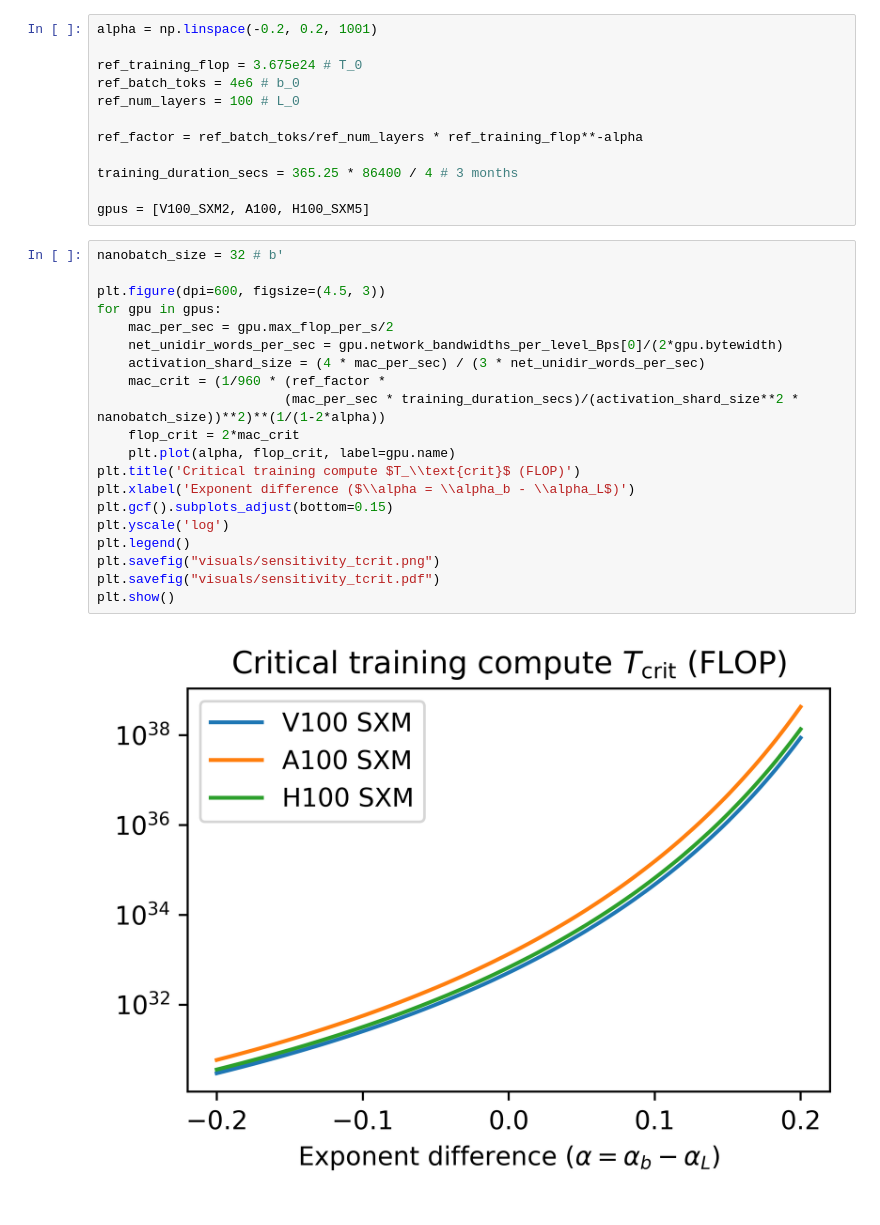
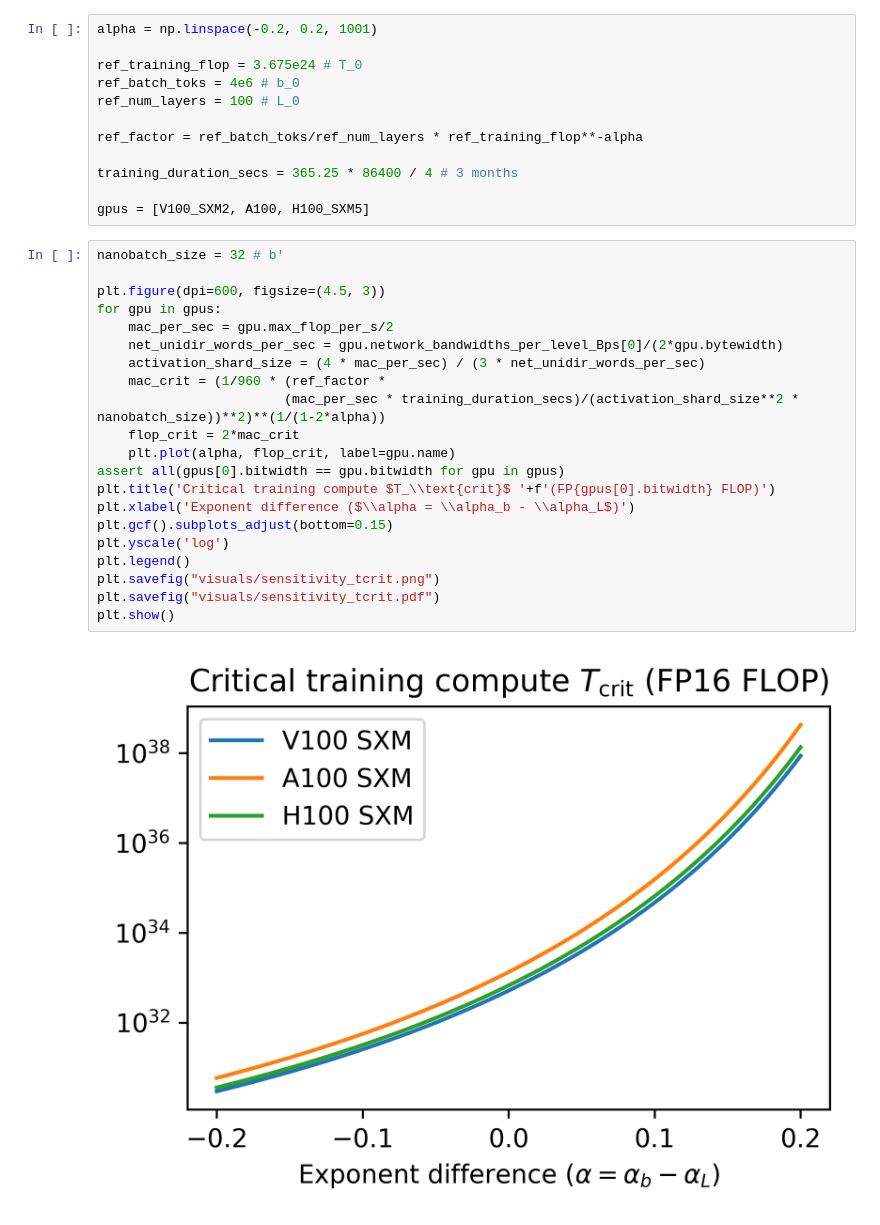
Before and after one commit to ege-erdil/limits_to_distributed_training, a Jupyter notebook: layer_and_batch_scaling.ipynb, the cells around one changed output. Cells and saved outputs as stored; diff of their text form.

Commit message:
add precision to critical compute sensitivity plot and remove extraneous code

```diff
--- a/layer_and_batch_scaling.ipynb
+++ b/layer_and_batch_scaling.ipynb
@@ -20,25 +20,26 @@ gpus = [V100_SXM2, A100, H100_SXM5]
 # %%
 nanobatch_size = 32 # b'
 
 plt.figure(dpi=600, figsize=(4.5, 3))
 for gpu in gpus:
     mac_per_sec = gpu.max_flop_per_s/2
     net_unidir_words_per_sec = gpu.network_bandwidths_per_level_Bps[0]/(2*gpu.bytewidth)
     activation_shard_size = (4 * mac_per_sec) / (3 * net_unidir_words_per_sec)
     mac_crit = (1/960 * (ref_factor *
                         (mac_per_sec * training_duration_secs)/(activation_shard_size**2 * nanobatch_size))**2)**(1/(1-2*alpha))
     flop_crit = 2*mac_crit
     plt.plot(alpha, flop_crit, label=gpu.name)
-plt.title('Critical training compute $T_\\text{crit}$ (FLOP)')
+assert all(gpus[0].bitwidth == gpu.bitwidth for gpu in gpus)
+plt.title('Critical training compute $T_\\text{crit}$ '+f'(FP{gpus[0].bitwidth} FLOP)')
 plt.xlabel('Exponent difference ($\\alpha = \\alpha_b - \\alpha_L$)')
 plt.gcf().subplots_adjust(bottom=0.15)
 plt.yscale('log')
 plt.legend()
 plt.savefig("visuals/sensitivity_tcrit.png")
 plt.savefig("visuals/sensitivity_tcrit.pdf")
 plt.show()
 # %% [output]
-[figure, old version]
+[figure, new version]
 # %%
 latency_scale_secs = 4.5e-6
 
```
Also changed, not shown: parts of 1 cell of this notebook, 3 other files.
